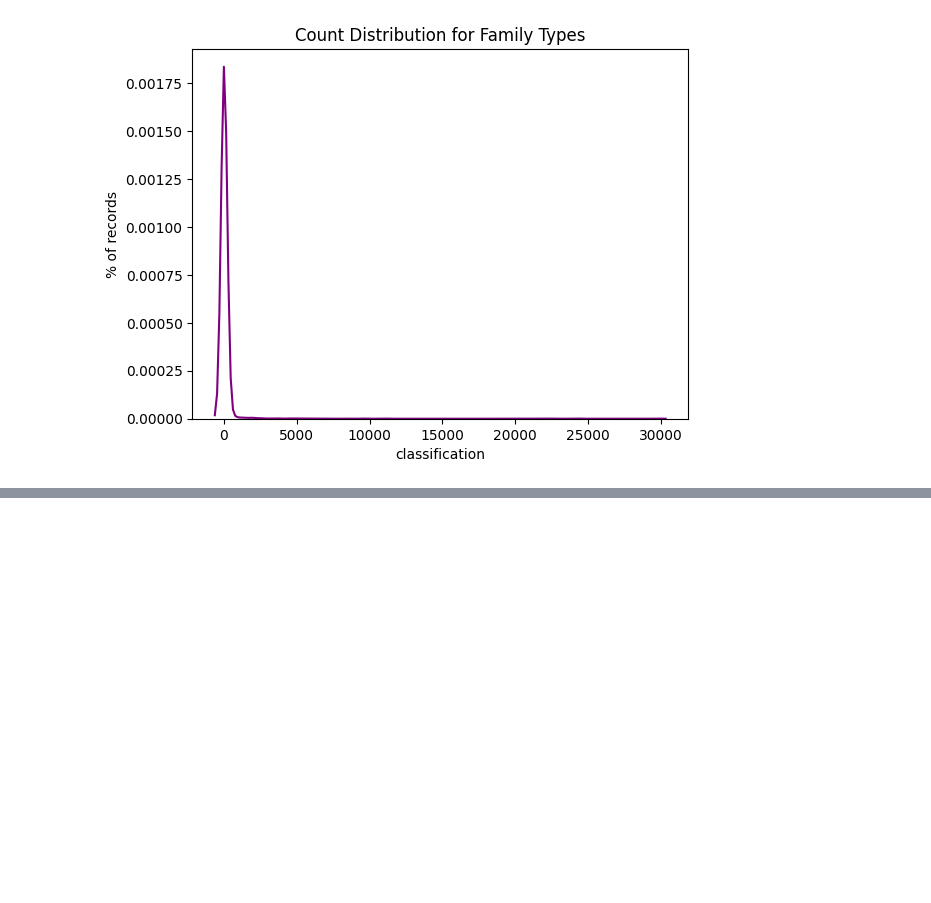
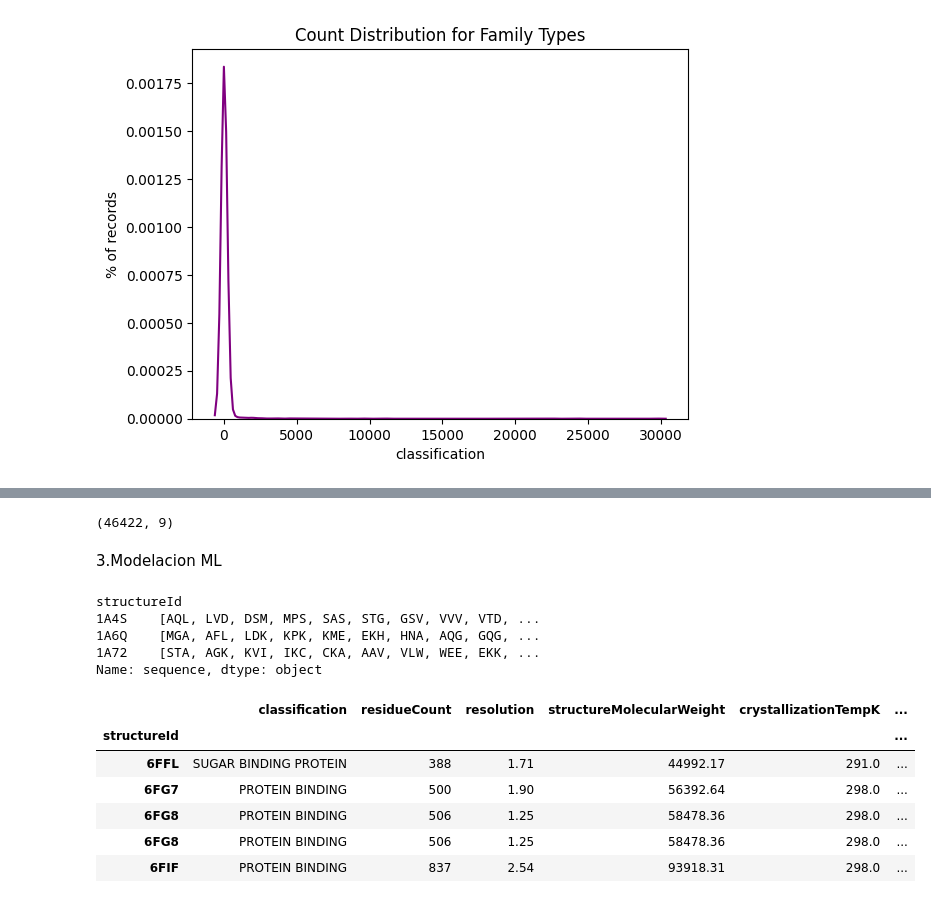
Before and after one commit to Vagarh/University-specialization-in-analytics-and-big-data-IU-DIGITAL, a Jupyter notebook: ML_Prediccion_Protein_Family.ipynb, the cells around one changed output, grey strips where cells are left out. Cells and saved outputs as stored; diff of their text form; code cells hidden in the pictures; blank space fills up the shorter version.

```diff
--- a/ML_Prediccion_Protein_Family.ipynb
+++ b/ML_Prediccion_Protein_Family.ipynb
@@ -233,3 +257,13 @@ https://gist.github.com/mwaskom/de44147ed2974457ad6372750bbe5751
 
   sns.distplot(counts, hist = False, color = 'purple')
 [figure]
+# %%
+# Get classification types where counts are over 1000
+types = np.asarray(counts[(counts > 1000)].index)
+print(len(types))
+# Filter dataset's records for classification types > 1000
+data = model_f[model_f.classification.isin(types)]
+data = data.drop_duplicates(subset=["classification","sequence"])  # leaving more rows results in duplciates / index related?
+
+print(types)
+print('%d is the number of records in the final filtered dataset' %data.shape[0])
@@ -235,0 +283,21 @@ https://gist.github.com/mwaskom/de44147ed2974457ad6372750bbe5751
+# %%
+data = data.drop_duplicates(subset=["classification","sequence"])
+data.shape
+# %% [output]
+(46422, 9)
+# %% [markdown]
+3.Modelacion ML
+# %%
+## Could add n-grams
+## https://stackoverflow.com/questions/18658106/quick-implementation-of-character-n-grams-using-python
+# jump_size !=1 -> less overlap in n-grams.
+def char_grams(text,n=3,jump_size=2):
+    return [text[i:i+n] for i in range(0,len(text)-n+1,jump_size)]
+# %%
+data.head(3).sequence.apply(char_grams)
+# %% [output]
+structureId
+1A4S    [AQL, LVD, DSM, MPS, SAS, STG, GSV, VVV, VTD, ...
+1A6Q    [MGA, AFL, LDK, KPK, KME, EKH, HNA, AQG, GQG, ...
+1A72    [STA, AGK, KVI, IKC, CKA, AAV, VLW, WEE, EKK, ...
+Name: sequence, dtype: object
@@ -235,0 +306,10 @@ https://gist.github.com/mwaskom/de44147ed2974457ad6372750bbe5751
+# %%
+data.tail()
+# %% [output]
+|  | classification | residueCount | resolution | structureMolecularWeight | crystallizationTempK | ... |
+| structureId |  |  |  |  |  | ... |
+| 6FFL | SUGAR BINDING PROTEIN | 388 | 1.71 | 44992.17 | 291.0 | ... |
+| 6FG7 | PROTEIN BINDING | 500 | 1.90 | 56392.64 | 298.0 | ... |
+| 6FG8 | PROTEIN BINDING | 506 | 1.25 | 58478.36 | 298.0 | ... |
+| 6FG8 | PROTEIN BINDING | 506 | 1.25 | 58478.36 | 298.0 | ... |
+| 6FIF | PROTEIN BINDING | 837 | 2.54 | 93918.31 | 298.0 | ... |
```
Also changed, not shown: parts of 14 cells of this notebook.
